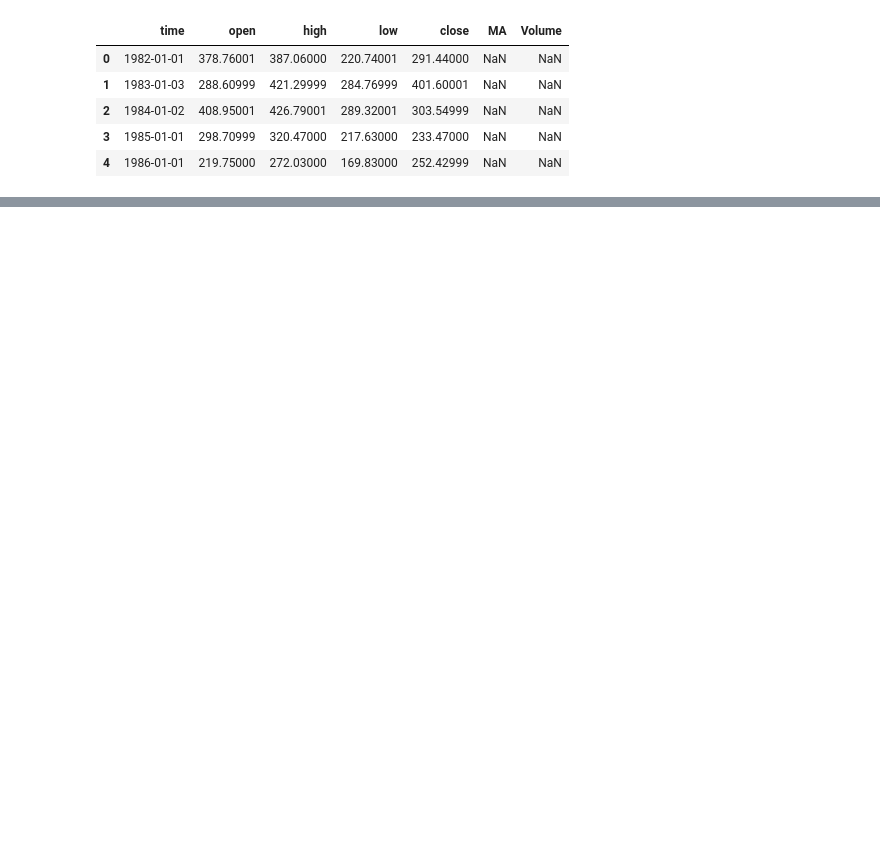
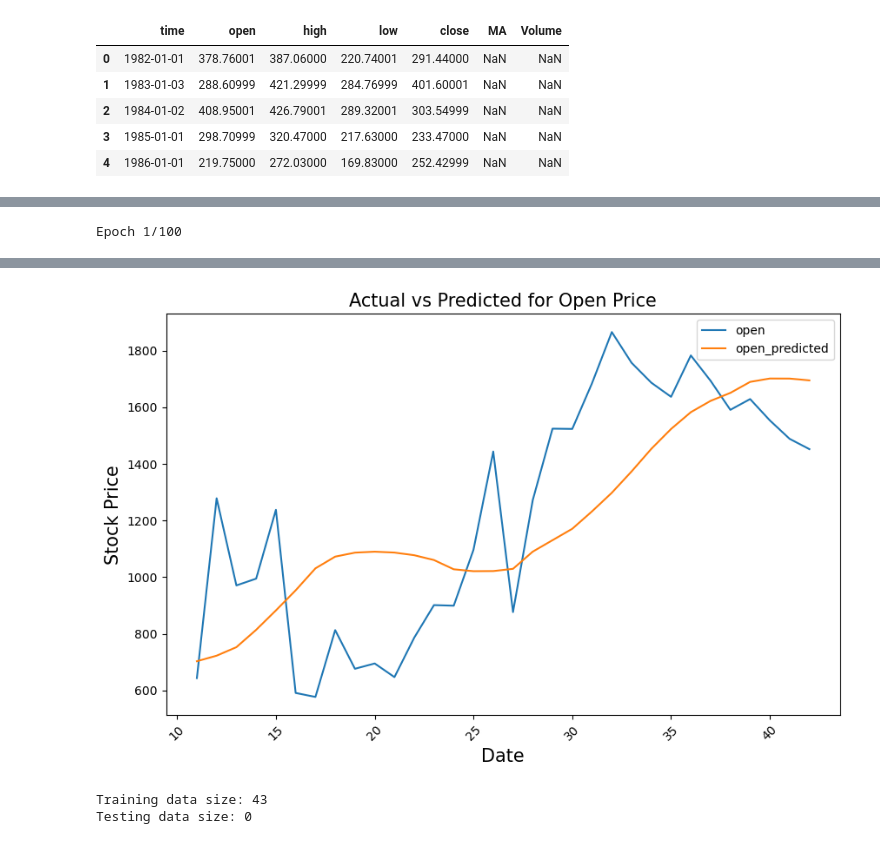
Before and after one commit to HakimHamri/LSTM-Project, a Jupyter notebook: LSTM.ipynb, the cells around one changed output, grey strips where cells are left out. Saved outputs shown, nothing was run; the diff lists cells and outputs as text; code cells hidden in the pictures; blank space fills up the shorter version.

```diff
--- a/LSTM.ipynb
+++ b/LSTM.ipynb
@@ -18,0 +153,53 @@ df.head()
+# %%
+# Extract the 'open' prices
+open_prices = gstock_data['open'].values.reshape(-1, 1)
+
+# Normalize the data
+MMS_open = MinMaxScaler(feature_range=(0, 1))
+scaled_open = MMS_open.fit_transform(open_prices)
+
+# Create sequences for training (example with 10 time steps)
+def create_dataset(data, time_step=1):
+    X, y = [], []
+    for i in range(len(data) - time_step - 1):
+        X.append(data[i:(i + time_step), 0])
+        y.append(data[i + time_step, 0])
+    return np.array(X), np.array(y)
+
+time_step = 10
+X_open, y_open = create_dataset(scaled_open, time_step)
+
+# Reshape for LSTM
+X_open = X_open.reshape(X_open.shape[0], X_open.shape[1], 1)
+
+# Build and train the LSTM model for open prices
+model_open = Sequential()
+model_open.add(LSTM(units=50, return_sequences=True, input_shape=(X_open.shape[1], 1)))
+model_open.add(Dropout(0.1))
+model_open.add(LSTM(units=50))
+model_open.add(Dense(1))
+model_open.compile(loss='mean_squared_error', optimizer='adam')
+model_open.fit(X_open, y_open, epochs=100, batch_size=32)
+
+# Make predictions for the last 202 time steps
+test_predictions_open = model_open.predict(X_open[-202:])  # Last 202 predictions
+test_inverse_predicted_open = MMS_open.inverse_transform(test_predictions_open)
+
+# Create DataFrame for predicted values
+predicted_df = pd.DataFrame({
+    'open_predicted': test_inverse_predicted_open.flatten()
+}, index=gstock_data.index[-len(test_inverse_predicted_open):])
+
+# Combine with the original data
+gs_slic_data = pd.concat([gstock_data.iloc[-len(test_inverse_predicted_open):].copy(), predicted_df], axis=1)
+
+# Plotting Actual vs Predicted Open Prices
+plt.figure(figsize=(10, 6))
+gs_slic_data[['open', 'open_predicted']].plot(ax=plt.gca())
+plt.xticks(rotation=45)
+plt.xlabel('Date', size=15)
+plt.ylabel('Stock Price', size=15)
+plt.title('Actual vs Predicted for Open Price', size=15)
+plt.show()
+# %% [output]
+Epoch 1/100
@@ -18,0 +223,15 @@ df.head()
+[figure, added]
+# %%
+high_prices = df.loc[:, 'high'].values  # Use .values instead of as_matrix()
+low_prices = df.loc[:, 'low'].values    # Use .values instead of as_matrix()
+# Calculate mid prices
+mid_prices = (high_prices + low_prices) / 2.0
+# Split the data into training and testing sets
+train_data = mid_prices[:11000]  # First 11,000 entries for training
+test_data = mid_prices[11000:]    # Remaining entries for testing
+# Display the sizes of the training and testing datasets
+print(f"Training data size: {len(train_data)}")
+print(f"Testing data size: {len(test_data)}")
+# %% [output]
+Training data size: 43
+Testing data size: 0
```
Also changed, not shown: parts of 7 cells of this notebook.
